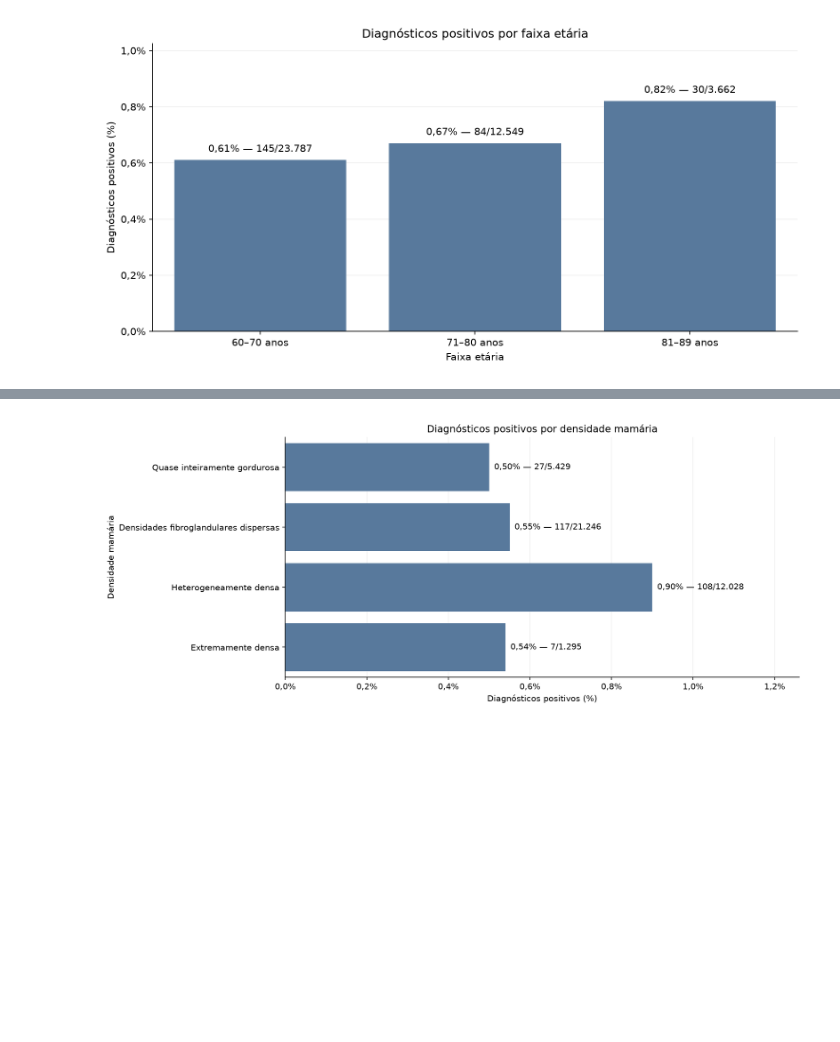
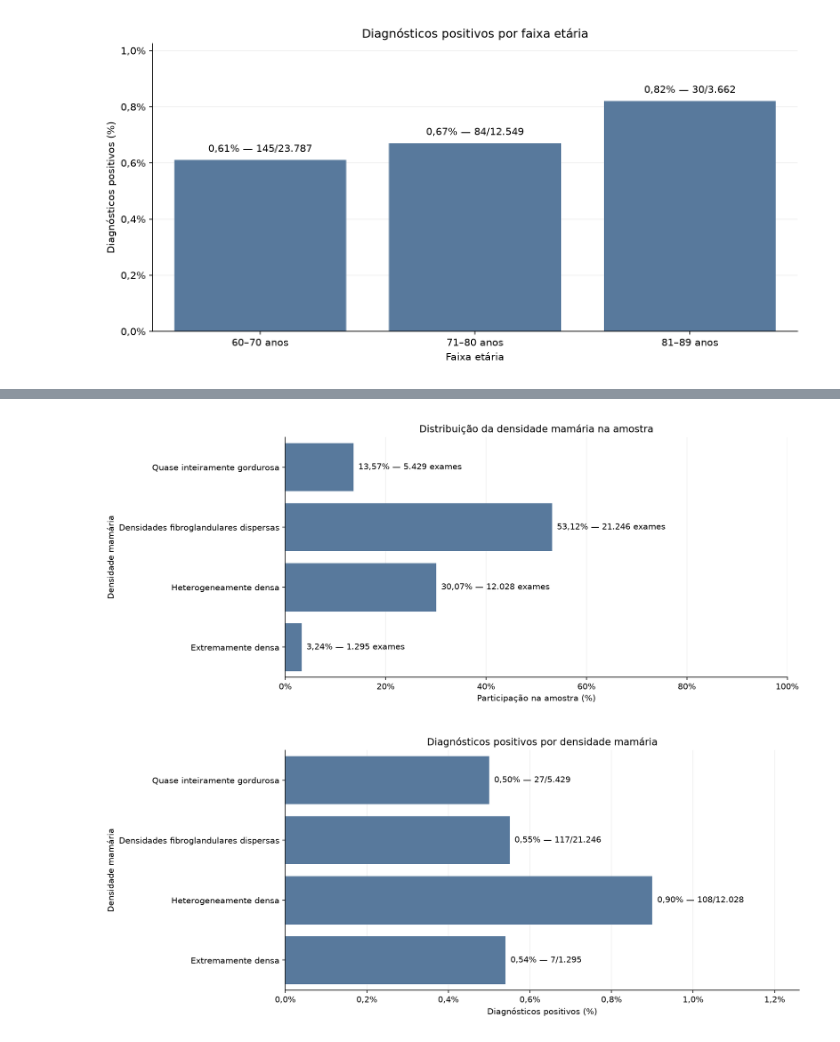
Before and after one commit to arthurMalveste/Breast-Cancer-Analysis-and-Classification, a Jupyter notebook: notebooks/analise.ipynb, the cells around one changed output, grey strips where cells are left out. Saved outputs shown, nothing was run; the diff lists cells and outputs as text; code cells hidden in the pictures; blank space fills up the shorter version.

```diff
--- a/notebooks/analise.ipynb
+++ b/notebooks/analise.ipynb
@@ -477,6 +563,49 @@ resumo_densidade_diagnostico
 | Densidades fibroglandulares dispe... | 21246 | 53.12 | 21129 | 99.45 | 117 | 0.55 |
 | Heterogeneamente densa | 12028 | 30.07 | 11920 | 99.10 | 108 | 0.90 |
 | Extremamente densa | 1295 | 3.24 | 1288 | 99.46 | 7 | 0.54 |
+# %%
+# Distribuição da densidade mamária na amostra
+# O percentual usa todos os exames da amostra, independentemente do diagnóstico.
+from matplotlib.ticker import FuncFormatter
+
+fig, ax = plt.subplots(figsize=(12, 5))
+sns.barplot(
+    data=resumo_densidade_diagnostico,
+    x="Participação na amostra (%)",
+    y="Densidade mamária",
+    order=resumo_densidade_diagnostico["Densidade mamária"].tolist(),
+    orient="h",
+    color="#4C78A8",
+    errorbar=None,
+    ax=ax,
+)
+
+rotulos_distribuicao_densidade = []
+for percentual, quantidade in zip(
+    resumo_densidade_diagnostico["Participação na amostra (%)"],
+    resumo_densidade_diagnostico["Total de exames"],
+):
+    percentual_formatado = f"{percentual:.2f}".replace(".", ",")
+    quantidade_formatada = f"{quantidade:,}".replace(",", ".")
+    rotulos_distribuicao_densidade.append(
+        f"{percentual_formatado}% — {quantidade_formatada} exames"
+    )
+
+ax.bar_label(ax.containers[0], labels=rotulos_distribuicao_densidade, padding=6)
+ax.set_title("Distribuição da densidade mamária na amostra")
+ax.set_xlabel("Participação na amostra (%)")
+ax.set_ylabel("Densidade mamária")
+ax.set_xlim(0, 100)
+ax.xaxis.set_major_formatter(
+    FuncFormatter(lambda valor, posicao: f"{valor:.0f}%")
+)
+ax.set_axisbelow(True)
+ax.xaxis.grid(True, alpha=0.2)
+sns.despine(ax=ax)
+fig.tight_layout()
+plt.show()
+# %% [output]
+[figure, added]
 # %%
 # Percentual de diagnósticos positivos por densidade mamária
 from matplotlib.ticker import FuncFormatter
```
Also changed, not shown: parts of 27 cells of this notebook.
